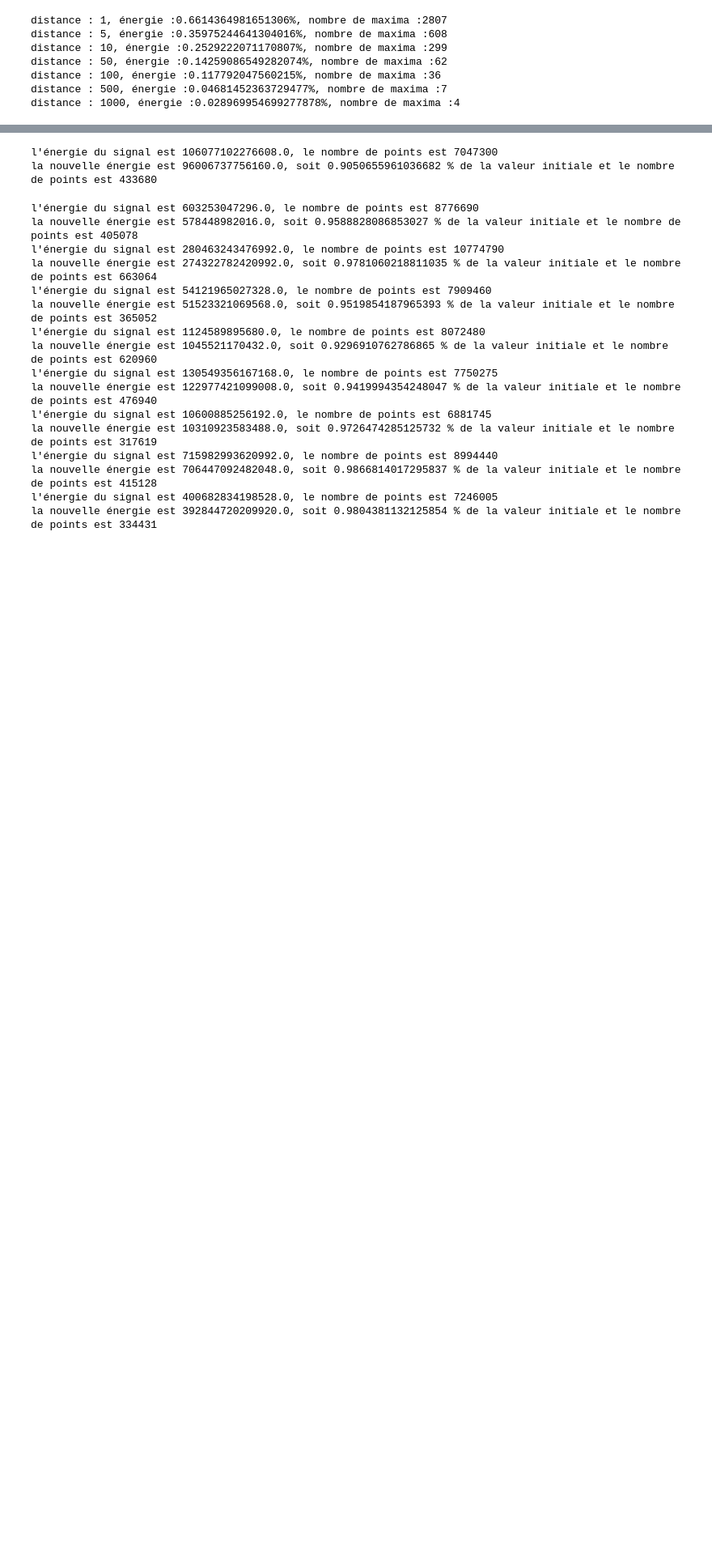
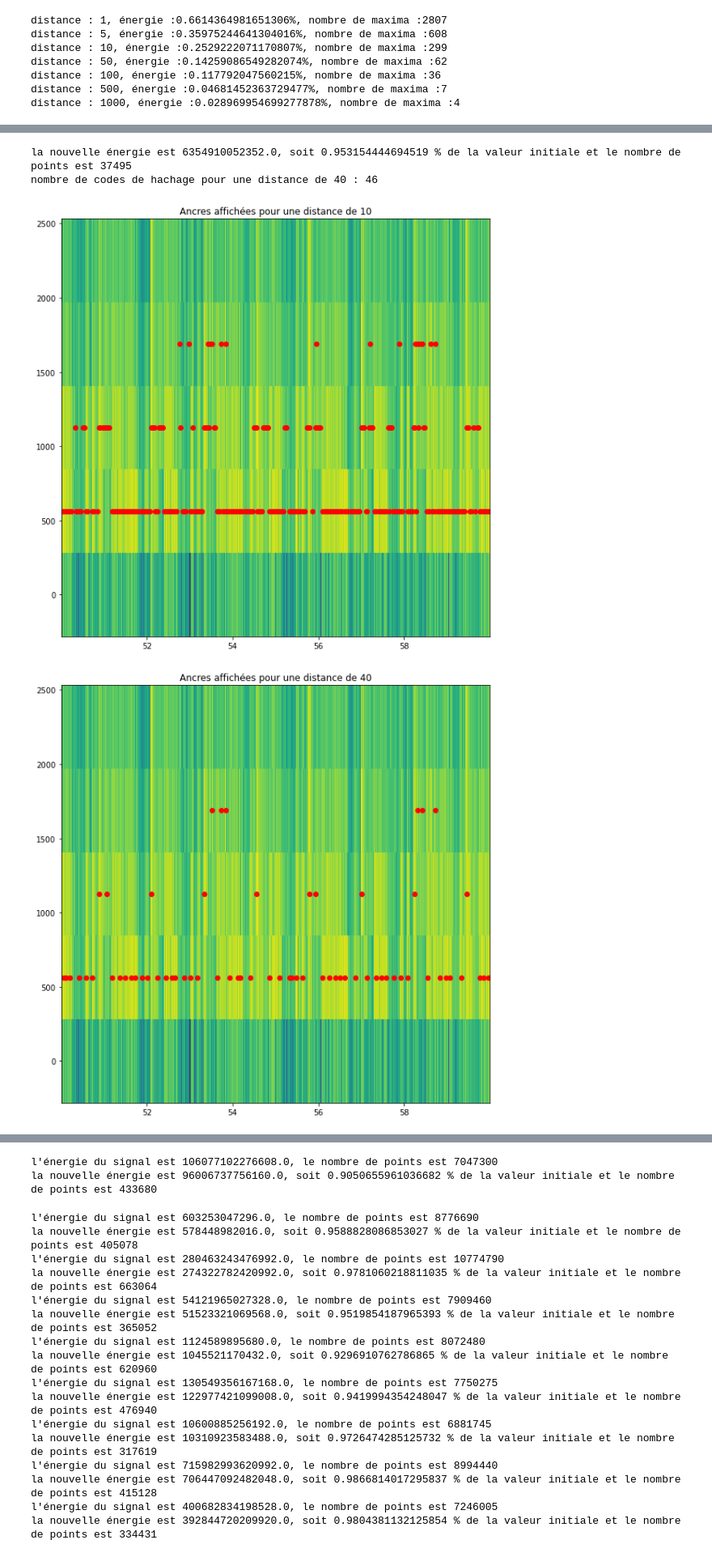
Before and after one commit to KilianPrvst/Projet_TDS, a Jupyter notebook: cr.ipynb, the cells around one changed output, grey strips where cells are left out. Shown at 81% size. Drawn from its saved outputs; the diff is of its cells as text; code cells hidden in the pictures; blank space fills up the shorter version.

```diff
--- a/cr.ipynb
+++ b/cr.ipynb
@@ -198,0 +200,11 @@ encoder.hashes
+# %%
+encoder.process(fs,s,start = 50, duration = 10, delta_t = 1, distance = 10)
+encoder.display_spectrogram(display_anchors=True)
+plt.title("Ancres affichées pour une distance de 10")
+print(f"nombre de codes de hachage pour une distance de {10} : {len(encoder.hashes)}")
+
+encoder.process(fs,s,start = 50, duration = 10, delta_t = 1, distance = 40)
+encoder.display_spectrogram(display_anchors=True)
+plt.title("Ancres affichées pour une distance de 40")
+print(f"nombre de codes de hachage pour une distance de {40} : {len(encoder.hashes)}")
+# %% [output]
@@ -198,0 +215,4 @@ encoder.hashes
+la nouvelle énergie est 6354910052352.0, soit 0.953154444694519 % de la valeur initiale et le nombre de points est 37495
+nombre de codes de hachage pour une distance de 40 : 46
+[figure, added]
+[figure, added]
```
Also changed, not shown: parts of 24 cells of this notebook.
